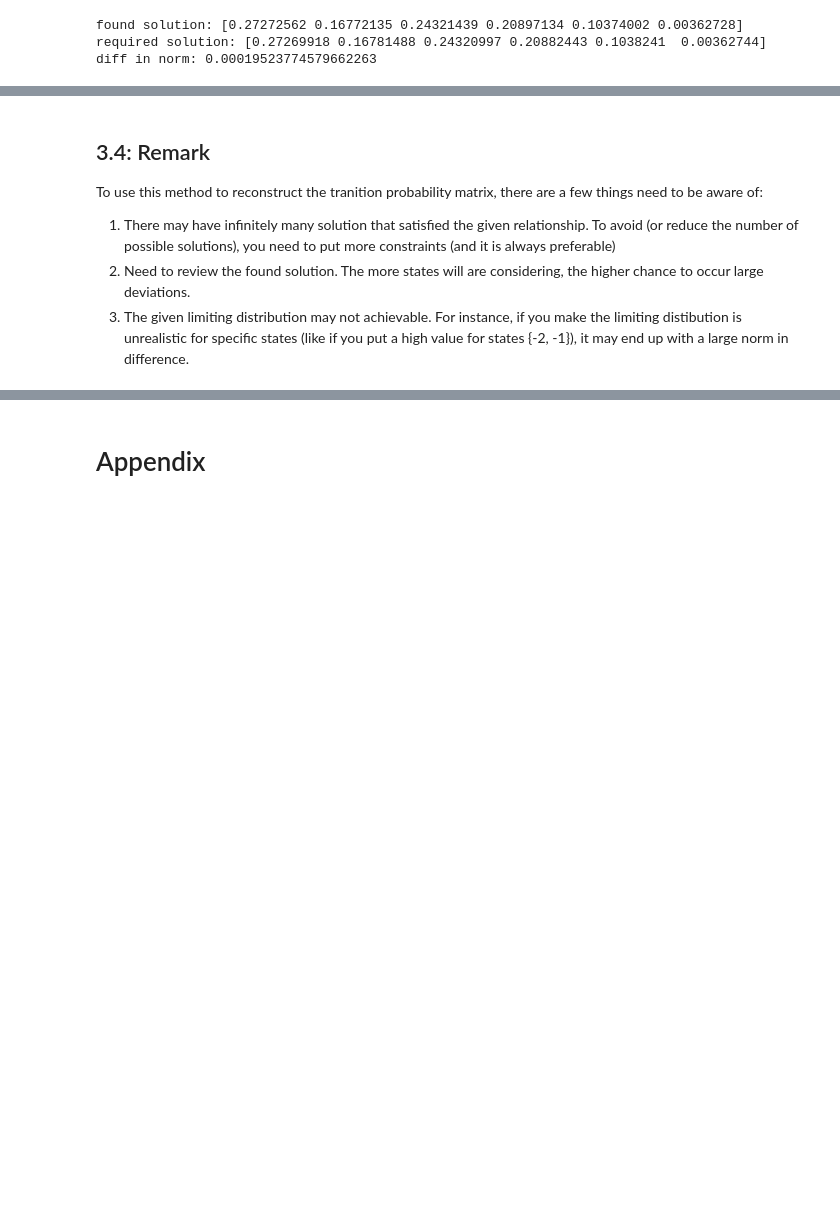
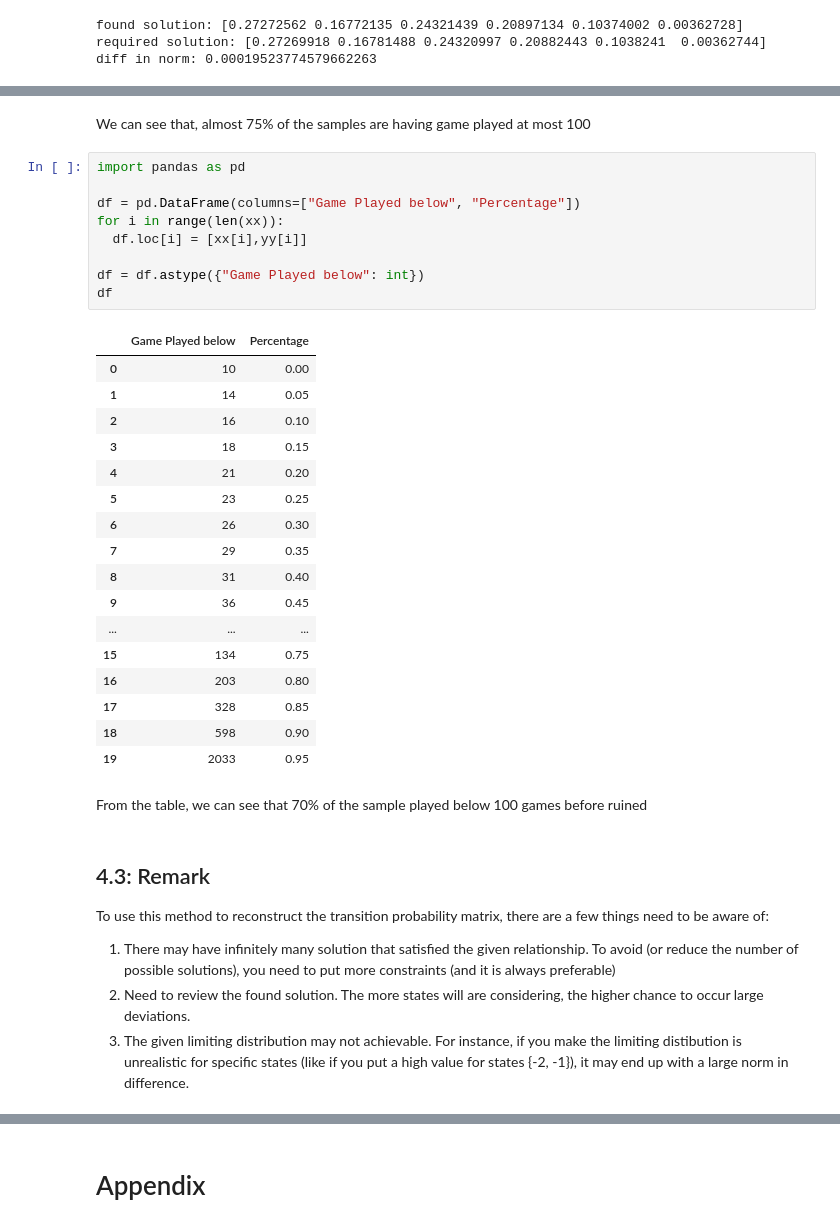
Before and after one commit to davidklhui/others, a Jupyter notebook: Slot_design_using_Markov_Chains.ipynb, the cells around one changed output, grey strips where cells are left out. Saved outputs shown, nothing was run; the diff lists cells and outputs as text; blank space fills up the shorter version.

```diff
--- a/Slot_design_using_Markov_Chains.ipynb
+++ b/Slot_design_using_Markov_Chains.ipynb
@@ -939,7 +1174,38 @@ norm of diff: 0.008878041767380501
+# %% [markdown]
+We can see that, almost 75% of the samples are having game played at most 100
+# %%
+import pandas as pd
+
+df = pd.DataFrame(columns=["Game Played below", "Percentage"])
+for i in range(len(xx)):
+  df.loc[i] = [xx[i],yy[i]]
+
+df = df.astype({"Game Played below": int})
+df
+# %% [output]
+|  | Game Played below | Percentage |
+| 0 | 10 | 0.00 |
+| 1 | 14 | 0.05 |
+| 2 | 16 | 0.10 |
+| 3 | 18 | 0.15 |
+| 4 | 21 | 0.20 |
+| 5 | 23 | 0.25 |
+| 6 | 26 | 0.30 |
+| 7 | 29 | 0.35 |
+| 8 | 31 | 0.40 |
+| 9 | 36 | 0.45 |
+| ... | ... | ... |
+| 15 | 134 | 0.75 |
+| 16 | 203 | 0.80 |
+| 17 | 328 | 0.85 |
+| 18 | 598 | 0.90 |
+| 19 | 2033 | 0.95 |
+# %% [markdown]
+From the table, we can see that 70% of the sample played below 100 games before ruined
 # %% [markdown]
-## 3.4: Remark
+## 4.3: Remark
 
-To use this method to reconstruct the tranition probability matrix, there are a few things need to be aware of:
+To use this method to reconstruct the transition probability matrix, there are a few things need to be aware of:
 1. There may have infinitely many solution that satisfied the given relationship. To avoid (or reduce the number of possible solutions), you need to put more constraints (and it is always preferable)
 2. Need to review the found solution. The more states will are considering, the higher chance to occur large deviations.
 3. The given limiting distribution may not achievable. For instance, if you make the limiting distibution is unrealistic for specific states (like if you put a high value for states {-2, -1}), it may end up with a large norm in difference.
```
Also changed, not shown: parts of 27 cells of this notebook.
